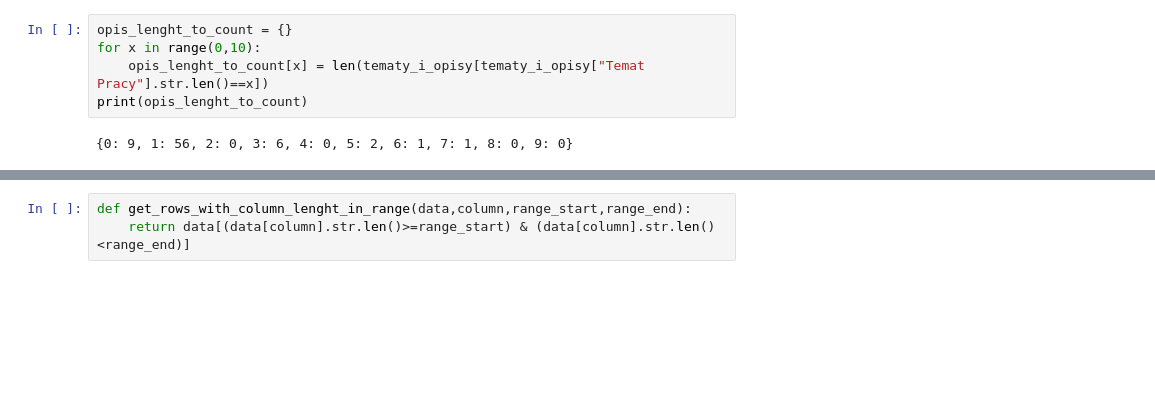
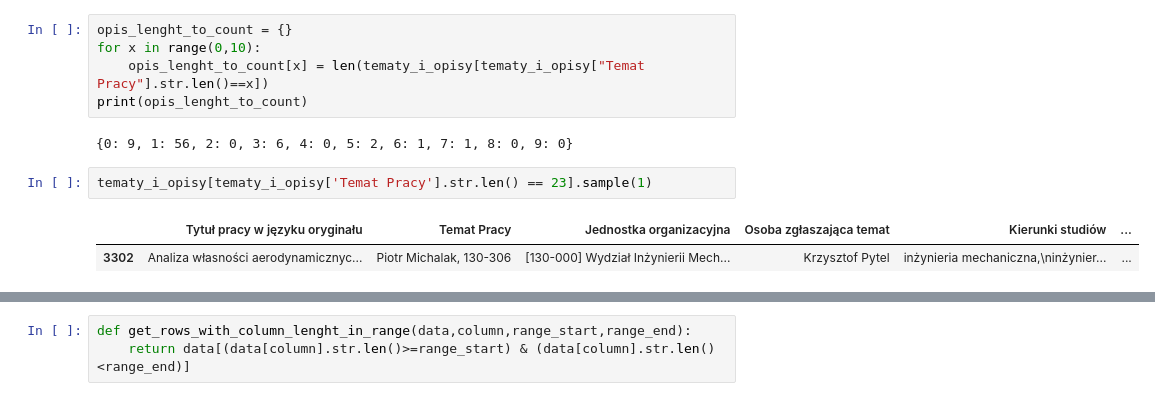
Before and after one commit to CleverLord/Advanced-Data-Mining, a Jupyter notebook: 2-data-cleaning-1.ipynb, the cells around one changed output, grey strips where cells are left out. Saved outputs shown, nothing was run; the diff lists cells and outputs as text; blank space fills up the shorter version.

```diff
--- a/2-data-cleaning-1.ipynb
+++ b/2-data-cleaning-1.ipynb
@@ -57,6 +57,11 @@ for x in range(0,10):
 print(opis_lenght_to_count)
 # %% [output]
 {0: 9, 1: 56, 2: 0, 3: 6, 4: 0, 5: 2, 6: 1, 7: 1, 8: 0, 9: 0}
+# %%
+tematy_i_opisy[tematy_i_opisy['Temat Pracy'].str.len() == 23].sample(1)
+# %% [output]
+|  | Tytuł pracy w języku oryginału | Temat Pracy | Jednostka organizacyjna | Osoba zgłaszająca temat | Kierunki studiów | ... |
+| 3302 | Analiza własności aerodynamicznyc... | Piotr Michalak, 130-306 | [130-000] Wydział Inżynierii Mech... | Krzysztof Pytel | inżynieria mechaniczna,\ninżynier... | ... |
 # %%
 #print sample of Temat Pracy where lenght is 5 and when lenght is 200
 print(tematy_i_opisy[tematy_i_opisy['Temat Pracy'].str.len() == 5].sample(1)['Temat Pracy'].values[0])
```
Also changed, not shown: parts of 18 cells of this notebook.
